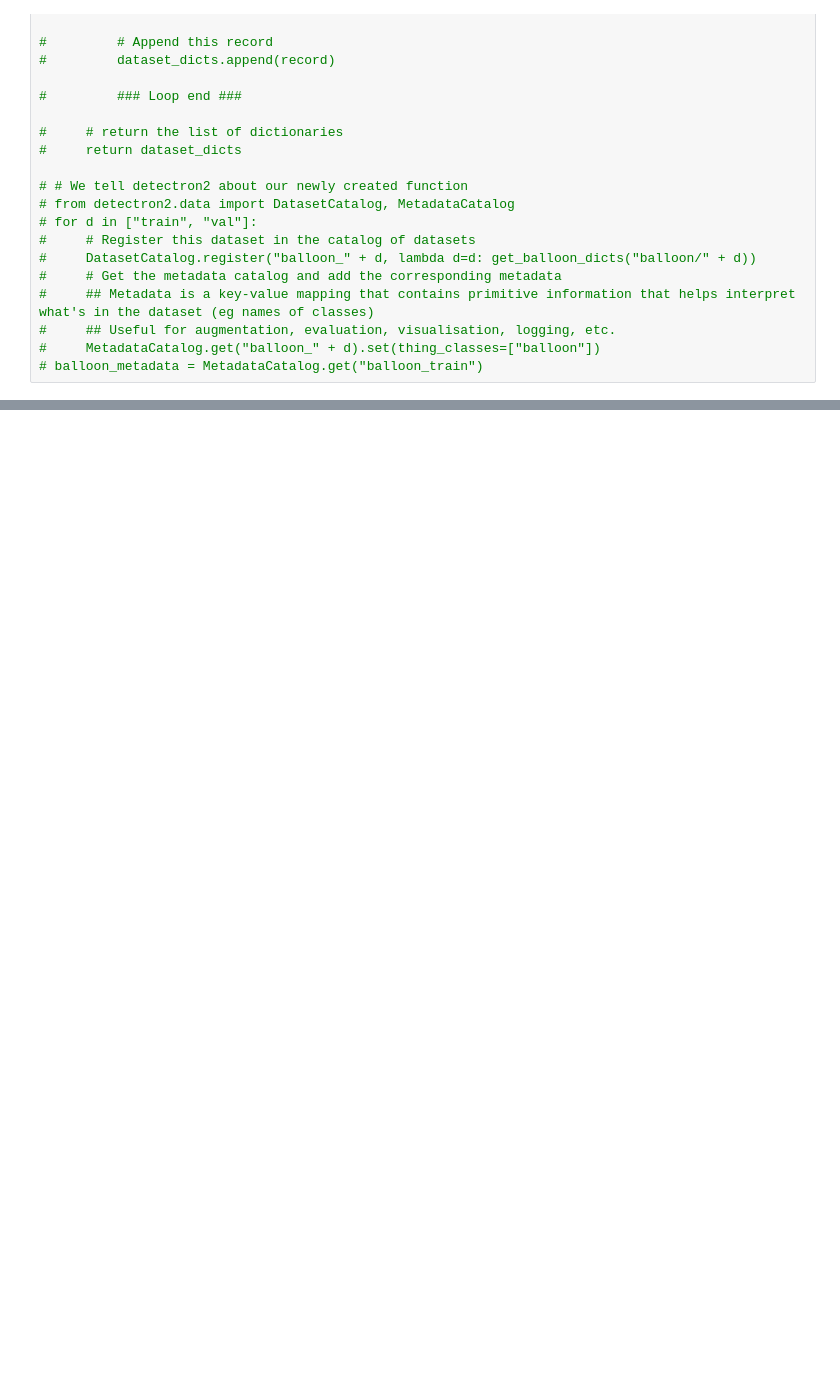
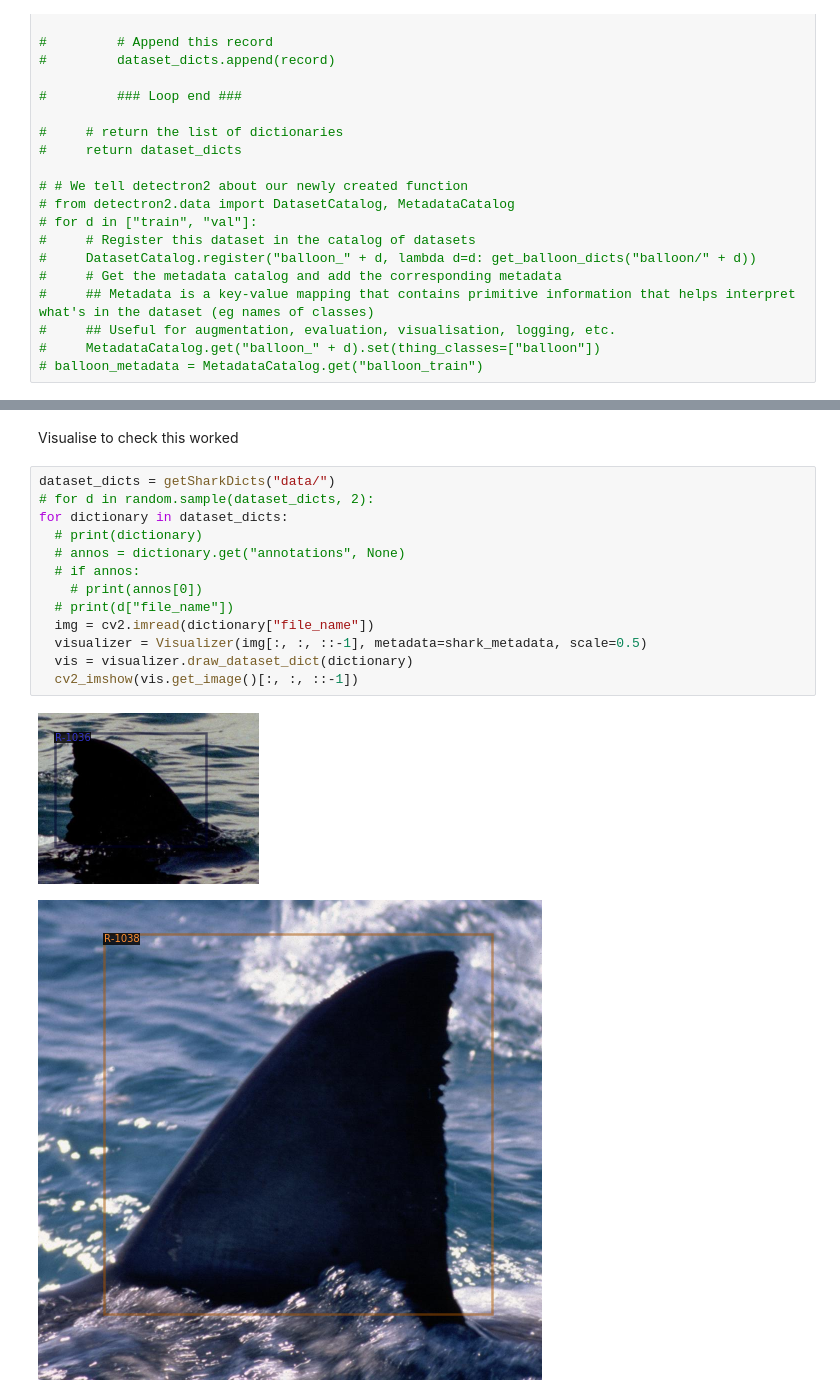
Before and after one commit to josepharneil/sharks, a Jupyter notebook: scripts/custom_dataset.ipynb, the cells around one changed output, grey strips where cells are left out. Cells and saved outputs as stored; diff of their text form; blank space fills up the shorter version.

```diff
--- a/scripts/custom_dataset.ipynb
+++ b/scripts/custom_dataset.ipynb
@@ -330,0 +582,18 @@ box_ymin_xmin_ymax_xmax:  [40, 34, 266, 336]
+# %% [markdown]
+Visualise to check this worked
+# %%
+dataset_dicts = getSharkDicts("data/")
+# for d in random.sample(dataset_dicts, 2):
+for dictionary in dataset_dicts:
+  # print(dictionary)
+  # annos = dictionary.get("annotations", None)
+  # if annos:
+    # print(annos[0])
+  # print(d["file_name"])
+  img = cv2.imread(dictionary["file_name"])
+  visualizer = Visualizer(img[:, :, ::-1], metadata=shark_metadata, scale=0.5)
+  vis = visualizer.draw_dataset_dict(dictionary)
+  cv2_imshow(vis.get_image()[:, :, ::-1])
+# %% [output]
+[figure, added]
+[figure, added]
```
Also changed, not shown: parts of 11 cells of this notebook.
